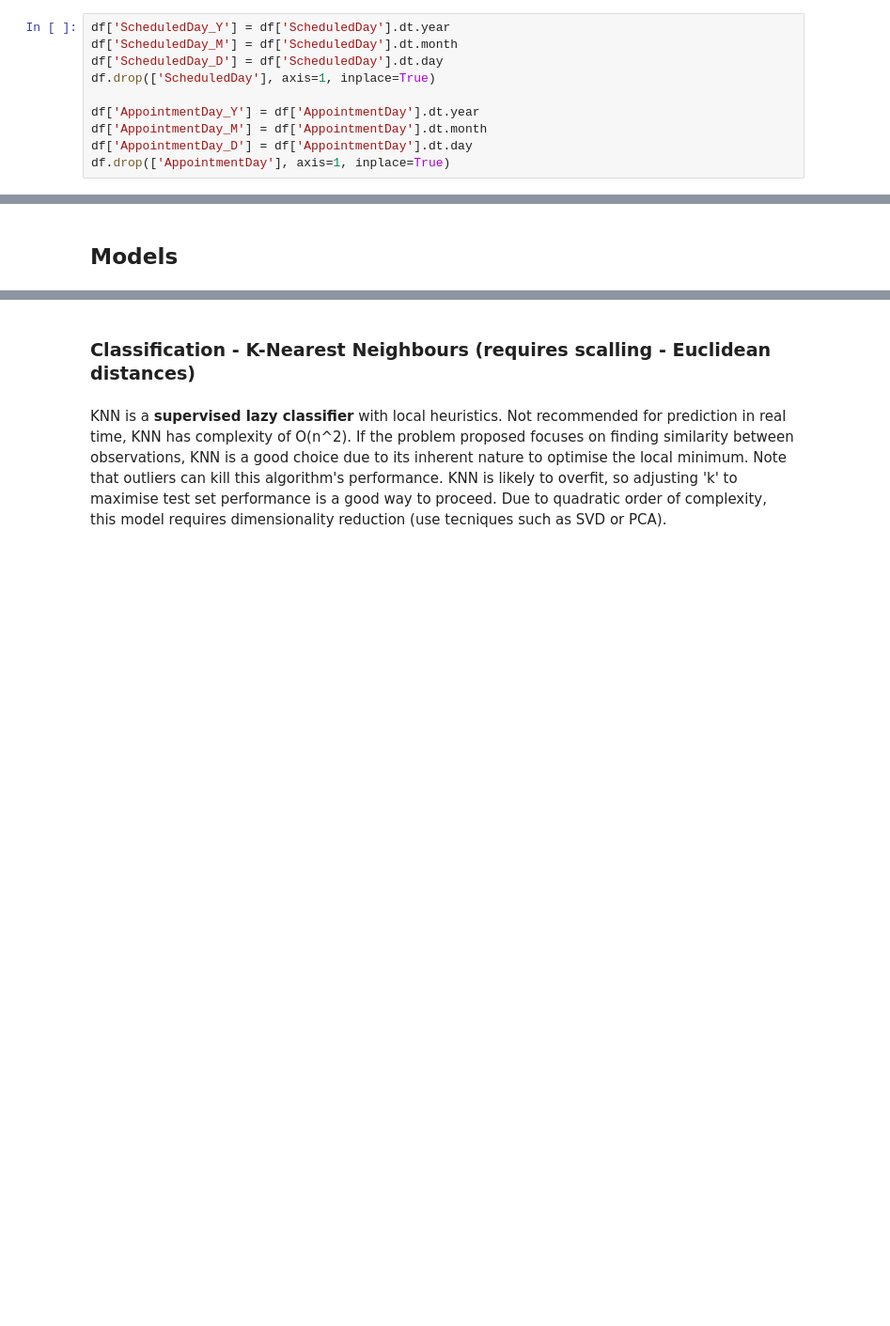
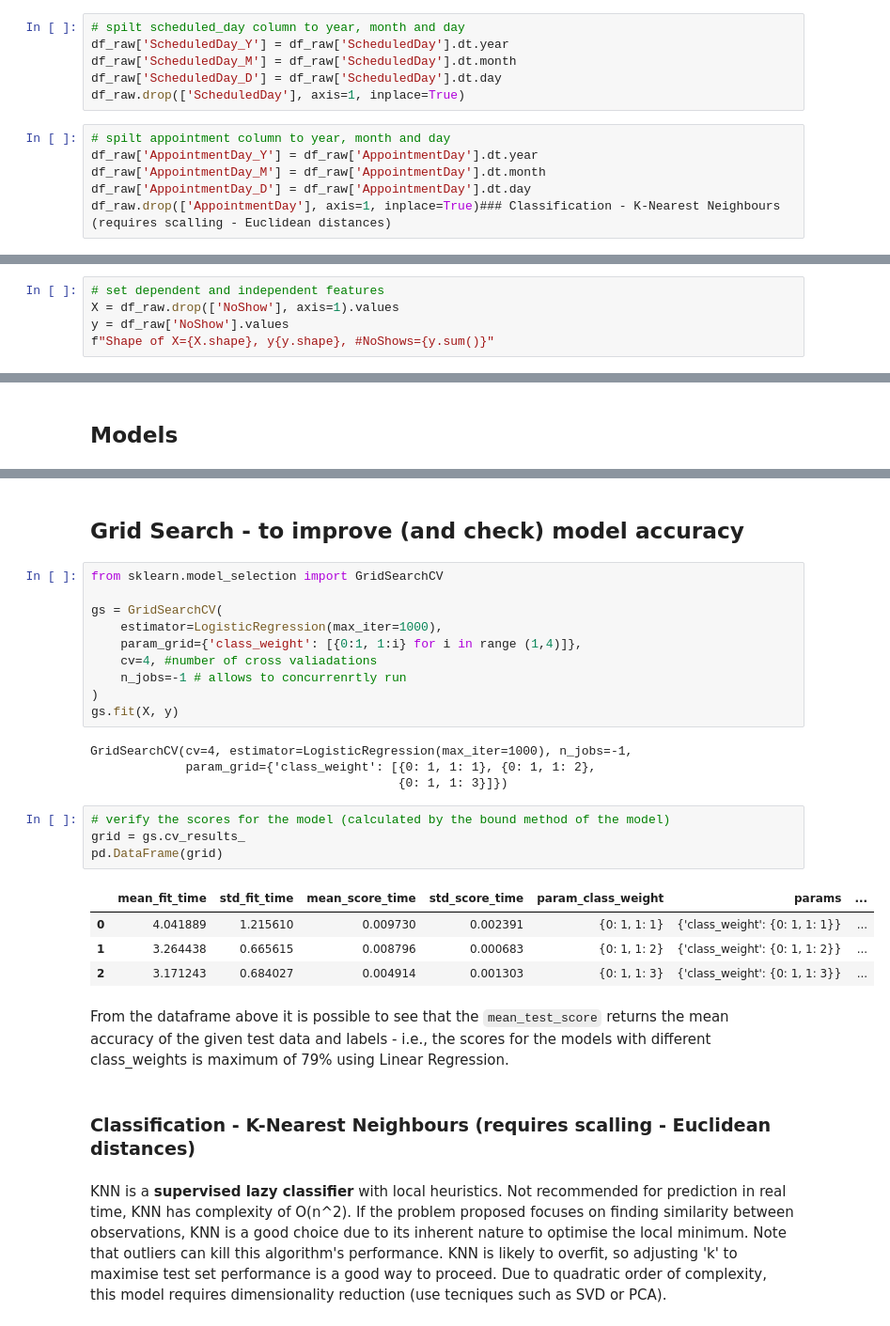
Before and after one commit to laisbsc/patients_no_show, a Jupyter notebook: laisCarvalho_MLY4_CA2.ipynb, the cells around one changed output, grey strips where cells are left out. Shown at 94% size. Saved outputs shown, nothing was run; the diff lists cells and outputs as text; blank space fills up the shorter version.

Commit message:
add models

```diff
--- a/laisCarvalho_MLY4_CA2.ipynb
+++ b/laisCarvalho_MLY4_CA2.ipynb
@@ -524,10 +524,12 @@ NameError: name 'LabelEncoder' is not defined
+# %%
+# spilt scheduled_day column to year, month and day
+df_raw['ScheduledDay_Y'] = df_raw['ScheduledDay'].dt.year
+df_raw['ScheduledDay_M'] = df_raw['ScheduledDay'].dt.month
+df_raw['ScheduledDay_D'] = df_raw['ScheduledDay'].dt.day
+df_raw.drop(['ScheduledDay'], axis=1, inplace=True)
 # %%
-df['ScheduledDay_Y'] = df['ScheduledDay'].dt.year
-df['ScheduledDay_M'] = df['ScheduledDay'].dt.month
-df['ScheduledDay_D'] = df['ScheduledDay'].dt.day
-df.drop(['ScheduledDay'], axis=1, inplace=True)
-
-df['AppointmentDay_Y'] = df['AppointmentDay'].dt.year
-df['AppointmentDay_M'] = df['AppointmentDay'].dt.month
-df['AppointmentDay_D'] = df['AppointmentDay'].dt.day
-df.drop(['AppointmentDay'], axis=1, inplace=True)
+# spilt appointment column to year, month and day
+df_raw['AppointmentDay_Y'] = df_raw['AppointmentDay'].dt.year
+df_raw['AppointmentDay_M'] = df_raw['AppointmentDay'].dt.month
+df_raw['AppointmentDay_D'] = df_raw['AppointmentDay'].dt.day
+df_raw.drop(['AppointmentDay'], axis=1, inplace=True)### Classification - K-Nearest Neighbours (requires scalling - Euclidean distances)
@@ -537,0 +536,5 @@ y = df['NoShow']
+# %%
+# set dependent and independent features
+X = df_raw.drop(['NoShow'], axis=1).values
+y = df_raw['NoShow'].values
+f"Shape of X={X.shape}, y{y.shape}, #NoShows={y.sum()}"
@@ -542,3 +559,30 @@ X_train, X_test, y_train, y_test = train_test_split(X, y, test_size=0.33, random
+# %% [markdown]
+## Grid Search - to improve (and check) model accuracy
+# %%
+from sklearn.model_selection import GridSearchCV
+
+gs = GridSearchCV(
+    estimator=LogisticRegression(max_iter=1000),
+    param_grid={'class_weight': [{0:1, 1:i} for i in range (1,4)]},
+    cv=4, #number of cross valiadations
+    n_jobs=-1 # allows to concurrenrtly run
+)
+gs.fit(X, y)
+# %% [output]
+GridSearchCV(cv=4, estimator=LogisticRegression(max_iter=1000), n_jobs=-1,
+             param_grid={'class_weight': [{0: 1, 1: 1}, {0: 1, 1: 2},
+                                          {0: 1, 1: 3}]})
+# %%
+# verify the scores for the model (calculated by the bound method of the model)
+grid = gs.cv_results_
+pd.DataFrame(grid)
+# %% [output]
+|  | mean_fit_time | std_fit_time | mean_score_time | std_score_time | param_class_weight | params | ... |
+| 0 | 4.041889 | 1.215610 | 0.009730 | 0.002391 | {0: 1, 1: 1} | {'class_weight': {0: 1, 1: 1}} | ... |
+| 1 | 3.264438 | 0.665615 | 0.008796 | 0.000683 | {0: 1, 1: 2} | {'class_weight': {0: 1, 1: 2}} | ... |
+| 2 | 3.171243 | 0.684027 | 0.004914 | 0.001303 | {0: 1, 1: 3} | {'class_weight': {0: 1, 1: 3}} | ... |
+# %% [markdown]
+From the dataframe above it is possible to see that the `mean_test_score` returns the mean accuracy of the given test data and labels - i.e., the scores for the models with different class_weights is maximum of 79% using Linear Regression.
 # %% [markdown]
 ### Classification - K-Nearest Neighbours (requires scalling - Euclidean distances)
 # %% [markdown]
```
Also changed, not shown: parts of 31 cells of this notebook.
